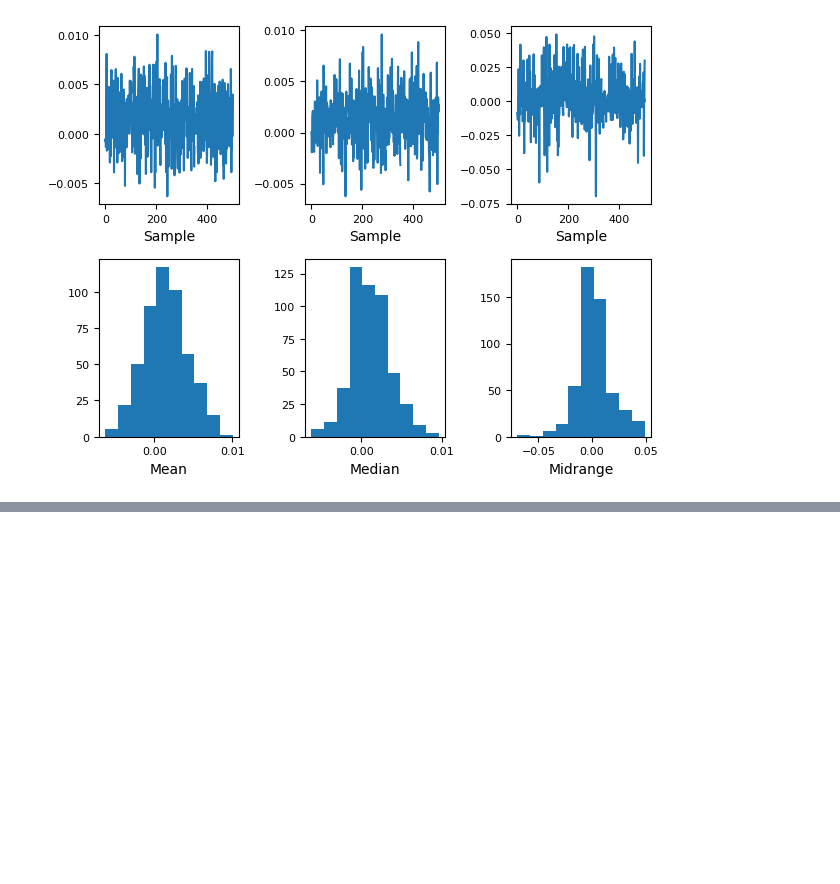
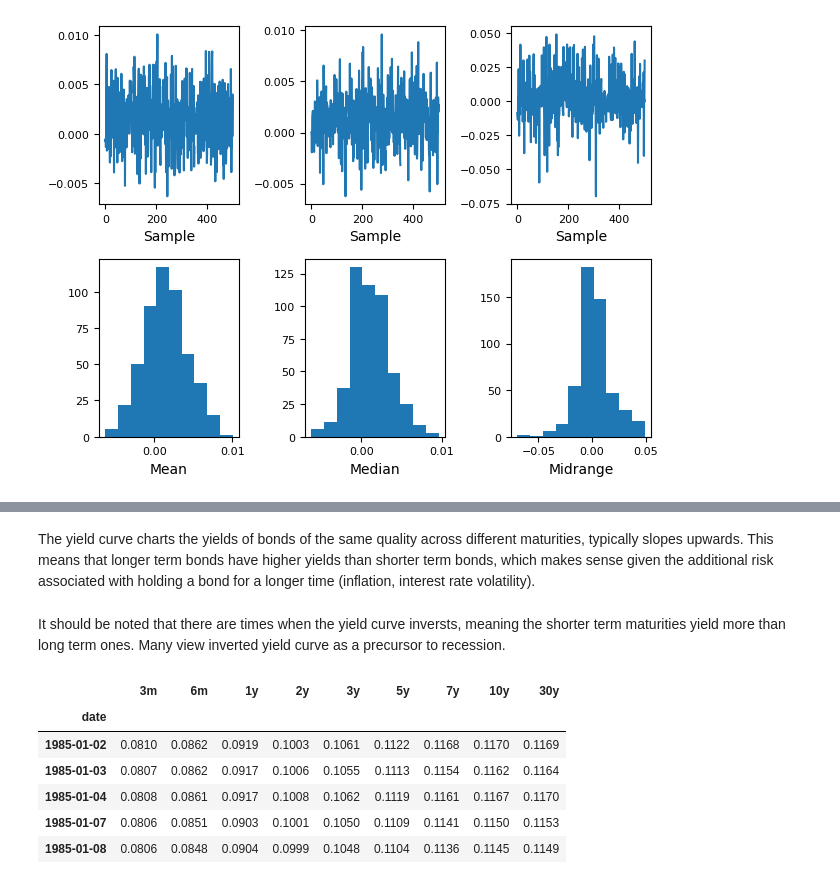
Before and after one commit to MichalPoleszczuk/Books, a Jupyter notebook: Python_for_Algorithmic_Trading_Cookbook/Chapter3/Notes_to_Chapter3.ipynb, the cells around one changed output, grey strips where cells are left out. Saved outputs shown, nothing was run; the diff lists cells and outputs as text; code cells hidden in the pictures; blank space fills up the shorter version.

```diff
--- a/Python_for_Algorithmic_Trading_Cookbook/Chapter3/Notes_to_Chapter3.ipynb
+++ b/Python_for_Algorithmic_Trading_Cookbook/Chapter3/Notes_to_Chapter3.ipynb
@@ -118,0 +121,4 @@ bootstrap_plot(returns)
+# %% [markdown]
+The yield curve charts the yields of bonds of the same quality across different maturities, typically slopes upwards. This means that longer term bonds have higher yields than shorter term bonds, which makes sense given the additional risk associated with holding a bond for a longer time (inflation, interest rate volatility).
+# %% [markdown]
+It should be noted that there are times when the yield curve inversts, meaning the shorter term maturities yield more than long term ones. Many view inverted yield curve as a precursor to recession.
@@ -118,0 +142,10 @@ bootstrap_plot(returns)
+# %%
+data.head()
+# %% [output]
+|  | 3m | 6m | 1y | 2y | 3y | 5y | 7y | 10y | 30y |
+| date |  |  |  |  |  |  |  |  |  |
+| 1985-01-02 | 0.0810 | 0.0862 | 0.0919 | 0.1003 | 0.1061 | 0.1122 | 0.1168 | 0.1170 | 0.1169 |
+| 1985-01-03 | 0.0807 | 0.0862 | 0.0917 | 0.1006 | 0.1055 | 0.1113 | 0.1154 | 0.1162 | 0.1164 |
+| 1985-01-04 | 0.0808 | 0.0861 | 0.0917 | 0.1008 | 0.1062 | 0.1119 | 0.1161 | 0.1167 | 0.1170 |
+| 1985-01-07 | 0.0806 | 0.0851 | 0.0903 | 0.1001 | 0.1050 | 0.1109 | 0.1141 | 0.1150 | 0.1153 |
+| 1985-01-08 | 0.0806 | 0.0848 | 0.0904 | 0.0999 | 0.1048 | 0.1104 | 0.1136 | 0.1145 | 0.1149 |
```
Also changed, not shown: parts of 16 cells of this notebook.
